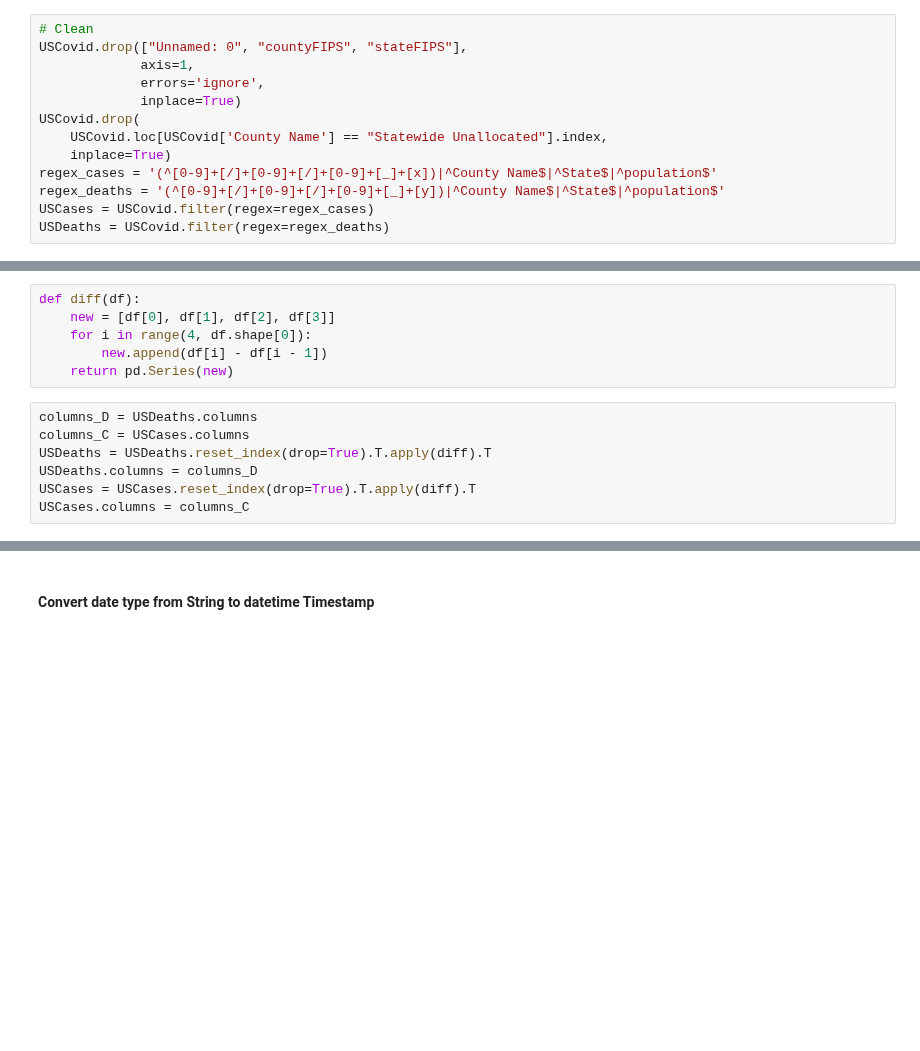
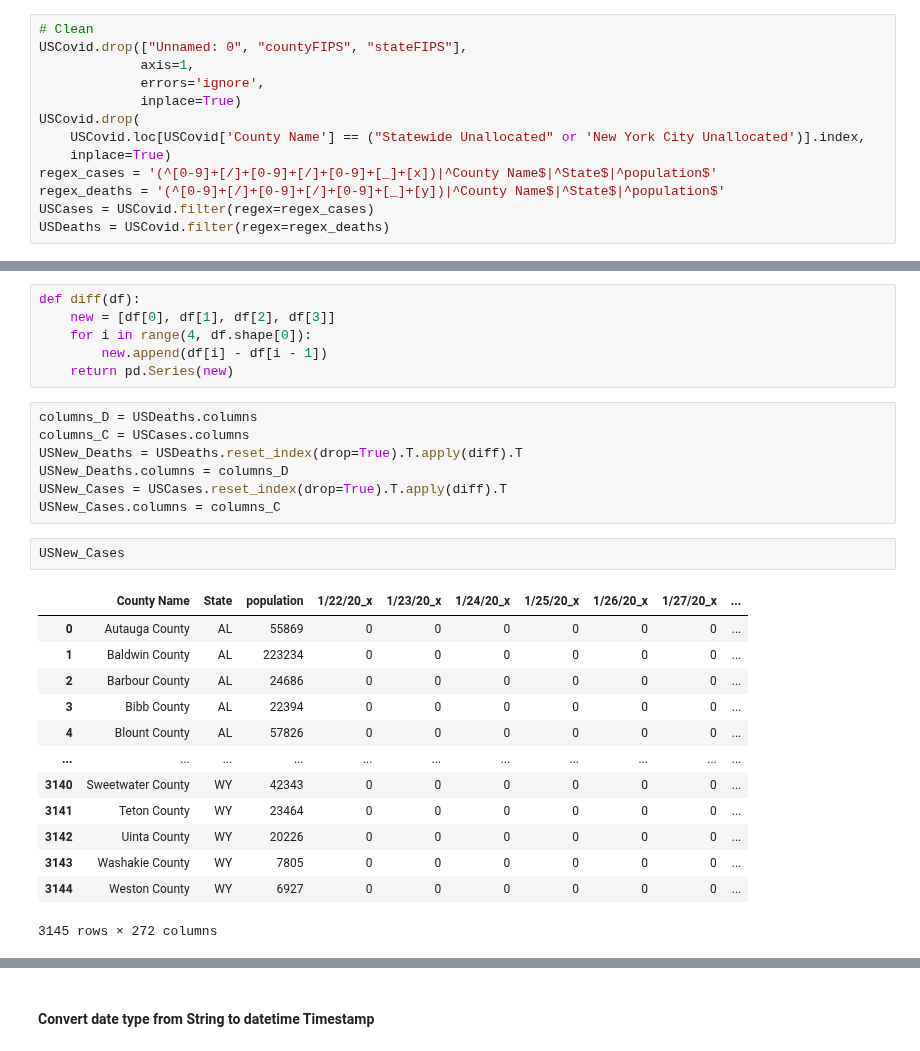
Before and after one commit to HarinB4/Covid-19DataProject, a Jupyter notebook: src/Stage_II/Ali/Stat.ipynb, the cells around one changed output, grey strips where cells are left out. Saved outputs shown, nothing was run; the diff lists cells and outputs as text; blank space fills up the shorter version.

```diff
--- a/src/Stage_II/Ali/Stat.ipynb
+++ b/src/Stage_II/Ali/Stat.ipynb
@@ -20,7 +21,7 @@ USCovid.drop(["Unnamed: 0", "countyFIPS", "stateFIPS"],
              errors='ignore',
              inplace=True)
 USCovid.drop(
-    USCovid.loc[USCovid['County Name'] == "Statewide Unallocated"].index,
+    USCovid.loc[USCovid['County Name'] == ("Statewide Unallocated" or 'New York City Unallocated')].index,
     inplace=True)
 regex_cases = '(^[0-9]+[/]+[0-9]+[/]+[0-9]+[_]+[x])|^County Name$|^State$|^population$'
 regex_deaths = '(^[0-9]+[/]+[0-9]+[/]+[0-9]+[_]+[y])|^County Name$|^State$|^population$'
@@ -37,7 +38,23 @@ def diff(df):
 # %%
 columns_D = USDeaths.columns
 columns_C = USCases.columns
-USDeaths = USDeaths.reset_index(drop=True).T.apply(diff).T
-USDeaths.columns = columns_D
-USCases = USCases.reset_index(drop=True).T.apply(diff).T
-USCases.columns = columns_C
+USNew_Deaths = USDeaths.reset_index(drop=True).T.apply(diff).T
+USNew_Deaths.columns = columns_D
+USNew_Cases = USCases.reset_index(drop=True).T.apply(diff).T
+USNew_Cases.columns = columns_C
+# %%
+USNew_Cases
+# %% [output]
+|  | County Name | State | population | 1/22/20_x | 1/23/20_x | 1/24/20_x | 1/25/20_x | 1/26/20_x | 1/27/20_x | ... |
+| 0 | Autauga County | AL | 55869 | 0 | 0 | 0 | 0 | 0 | 0 | ... |
+| 1 | Baldwin County | AL | 223234 | 0 | 0 | 0 | 0 | 0 | 0 | ... |
+| 2 | Barbour County | AL | 24686 | 0 | 0 | 0 | 0 | 0 | 0 | ... |
+| 3 | Bibb County | AL | 22394 | 0 | 0 | 0 | 0 | 0 | 0 | ... |
+| 4 | Blount County | AL | 57826 | 0 | 0 | 0 | 0 | 0 | 0 | ... |
+| ... | ... | ... | ... | ... | ... | ... | ... | ... | ... | ... |
+| 3140 | Sweetwater County | WY | 42343 | 0 | 0 | 0 | 0 | 0 | 0 | ... |
+| 3141 | Teton County | WY | 23464 | 0 | 0 | 0 | 0 | 0 | 0 | ... |
+| 3142 | Uinta County | WY | 20226 | 0 | 0 | 0 | 0 | 0 | 0 | ... |
+| 3143 | Washakie County | WY | 7805 | 0 | 0 | 0 | 0 | 0 | 0 | ... |
+| 3144 | Weston County | WY | 6927 | 0 | 0 | 0 | 0 | 0 | 0 | ... |
+3145 rows × 272 columns
```
Also changed, not shown: parts of 45 cells of this notebook.
